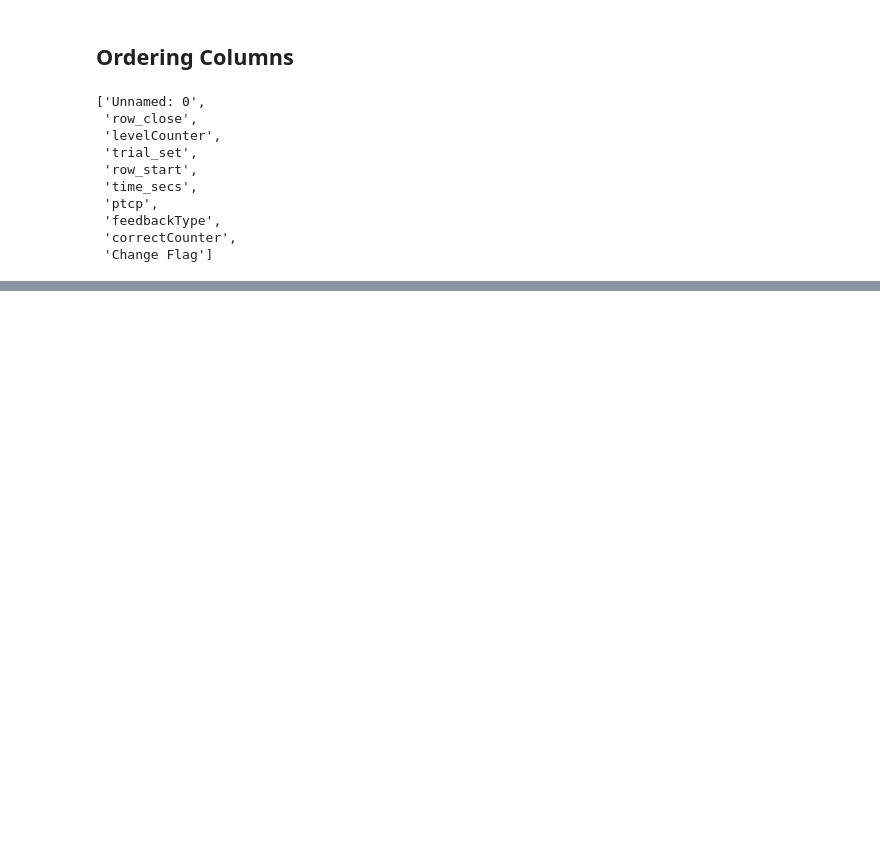
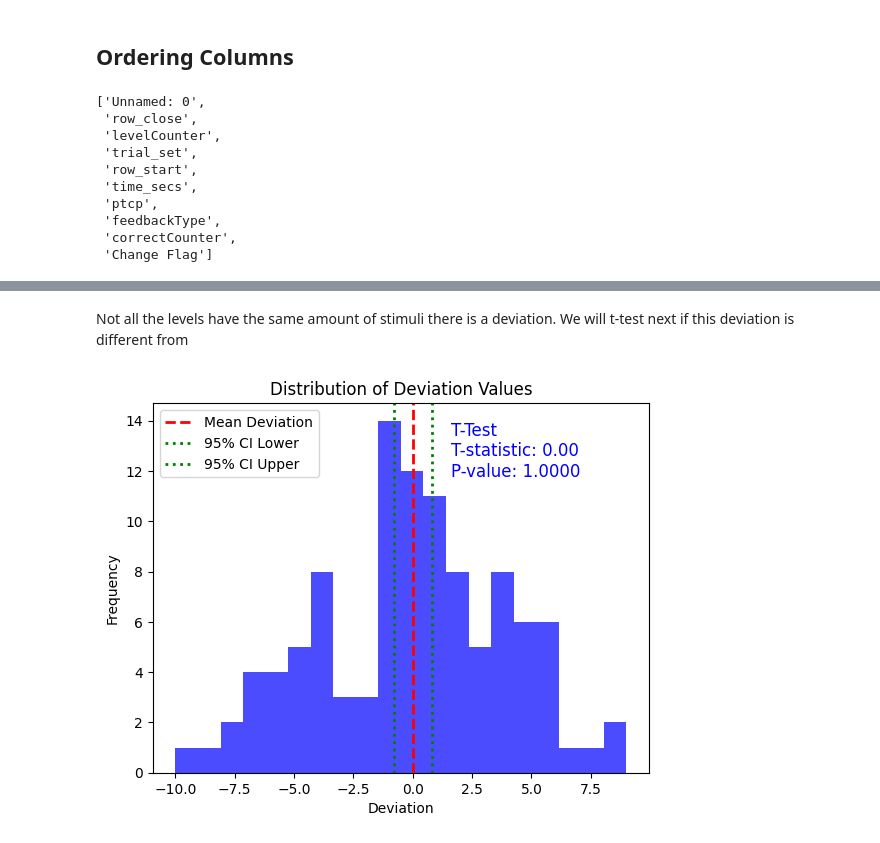
Before and after one commit to BenjaminDupre/m-b_thesis, a Jupyter notebook: Analysis/Analysis..ipynb, the cells around one changed output, grey strips where cells are left out. Cells and saved outputs as stored; diff of their text form; code cells hidden in the pictures; blank space fills up the shorter version.

```diff
--- a/Analysis/Analysis..ipynb
+++ b/Analysis/Analysis..ipynb
@@ -73,0 +97,6 @@ none                     735          735
+# %%
+# Group the DataFrame by 'ptcp' and 'trial_set', then count unique values in 'levelCounter'
+check_per_level = work_df2.groupby(['levelCounter','feedbackType']).count()
+check_per_level = check_per_level.reset_index()
+check_per_level['deviation']= 22-check_per_level['ptcp']
+print(check_per_level)
@@ -73,0 +121,39 @@ none                     735          735
+# %% [markdown]
+Not all the levels have the same amount of stimuli there is a deviation. We will t-test next if this deviation is different from
+# %%
+import matplotlib.pyplot as plt
+import numpy as np
+from scipy import stats
+
+# Assuming your DataFrame is named check_per_level
+deviation_values = check_per_level['deviation']
+
+# Create the histogram
+plt.hist(deviation_values, bins=20, color='blue', alpha=0.7)
+plt.xlabel('Deviation')
+plt.ylabel('Frequency')
+plt.title('Distribution of Deviation Values')
+
+# Calculate the mean and standard error of the mean (SEM)
+mean_deviation = np.mean(deviation_values)
+sem_deviation = np.std(deviation_values) / np.sqrt(len(deviation_values))
+
+# Calculate the 95% confidence interval
+ci_lower = mean_deviation - 1.96 * sem_deviation
+ci_upper = mean_deviation + 1.96 * sem_deviation
+
+# Perform a t-test (assuming a population mean of 0)
+t_stat, p_value = stats.ttest_1samp(deviation_values, 0)
+
+# Add the confidence interval and t-test result to the plot
+plt.axvline(mean_deviation, color='red', linestyle='dashed', linewidth=2, label='Mean Deviation')
+plt.axvline(ci_lower, color='green', linestyle='dotted', linewidth=2, label='95% CI Lower')
+plt.axvline(ci_upper, color='green', linestyle='dotted', linewidth=2, label='95% CI Upper')
+
+# Add t-test result to the plot
+plt.annotate(f'T-Test\nT-statistic: {t_stat:.2f}\nP-value: {p_value:.4f}', xy=(0.6, 0.8), xycoords='axes fraction', fontsize=12, color='blue')
+
+plt.legend(loc='upper left')
+plt.show()
+# %% [output]
+[figure, added]
```
Also changed, not shown: parts of 12 cells of this notebook.
